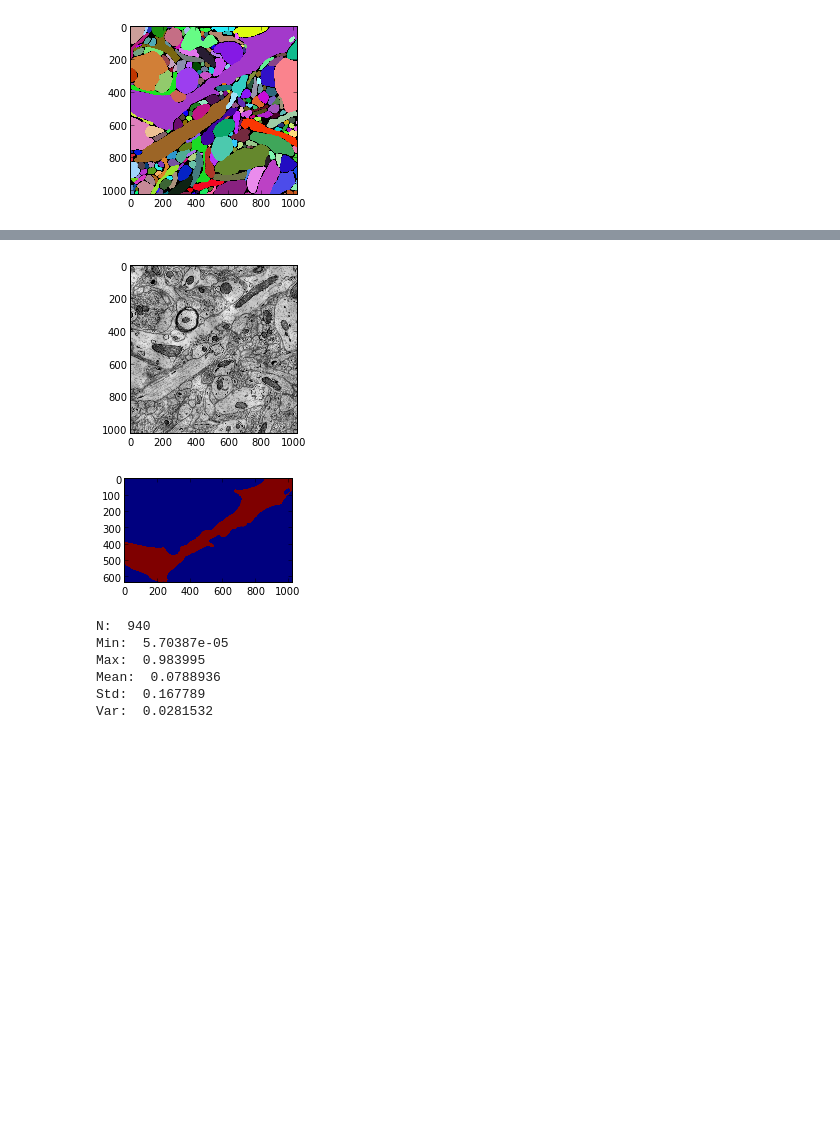
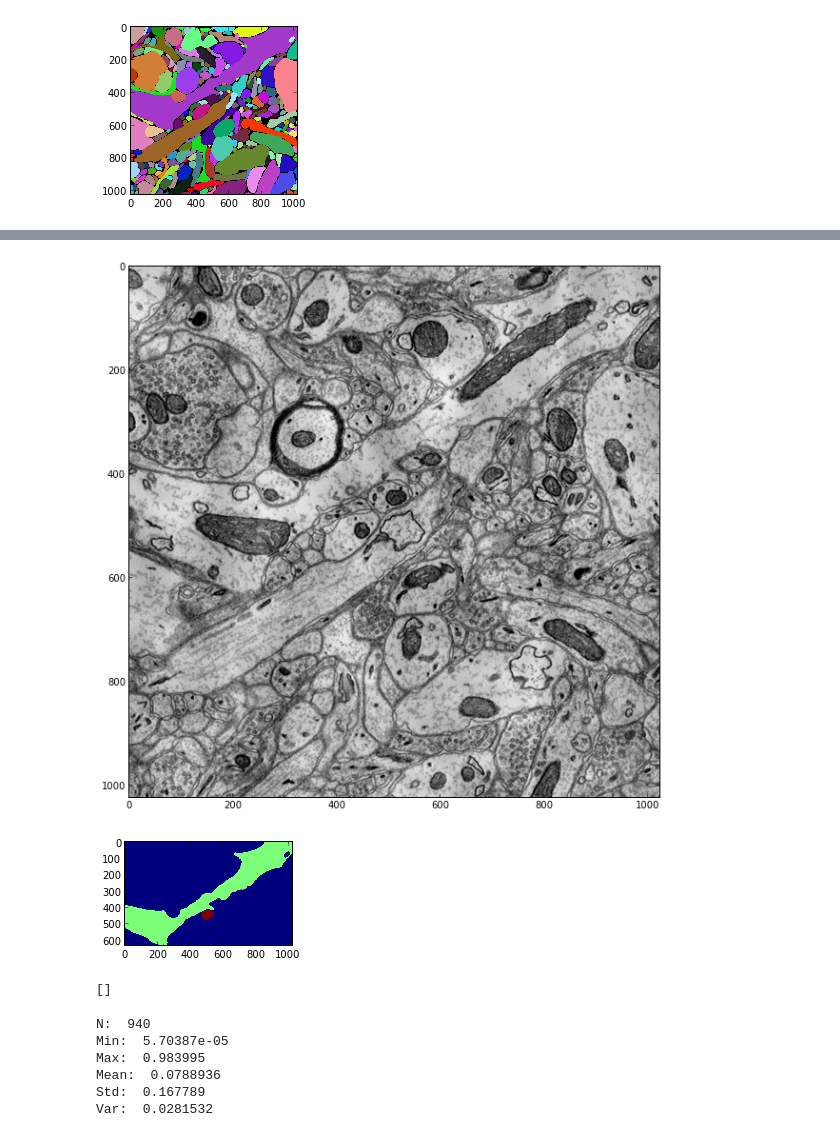
Before and after one commit to VCG/em-quality-metric, a Jupyter notebook: Reignite/debug_patches.ipynb, the cells around one changed output, grey strips where cells are left out. Saved outputs shown, nothing was run; the diff lists cells and outputs as text; code cells hidden in the pictures; blank space fills up the shorter version.

```diff
--- a/Reignite/debug_patches.ipynb
+++ b/Reignite/debug_patches.ipynb
@@ -34,9 +34,9 @@ Util.view(Util.threshold(input_gold,0),color=False)
 # %%
-Util.view(input_image, color=False,large=False)
+Util.view(input_image, color=False,large=True)
 # %% [output]
-[figure, old version]
+[figure, new version]
 # %%
-Util.view_labels(input_gold, [14 ], large=False, crop=True)
+Util.view_labels(input_gold, [14,258 ], large=False, crop=True)
 # %% [output]
-[figure, old version]
+[figure, new version]
 # %%
@@ -44 +44,5 @@ patches_l, patches_n = Patch.grab(input_image, input_prob, input_gold, 14,258, s
+# %%
+patches_l
+# %% [output]
+[]
 # %%
```
Also changed, not shown: parts of 9 cells of this notebook, 37 other files.
